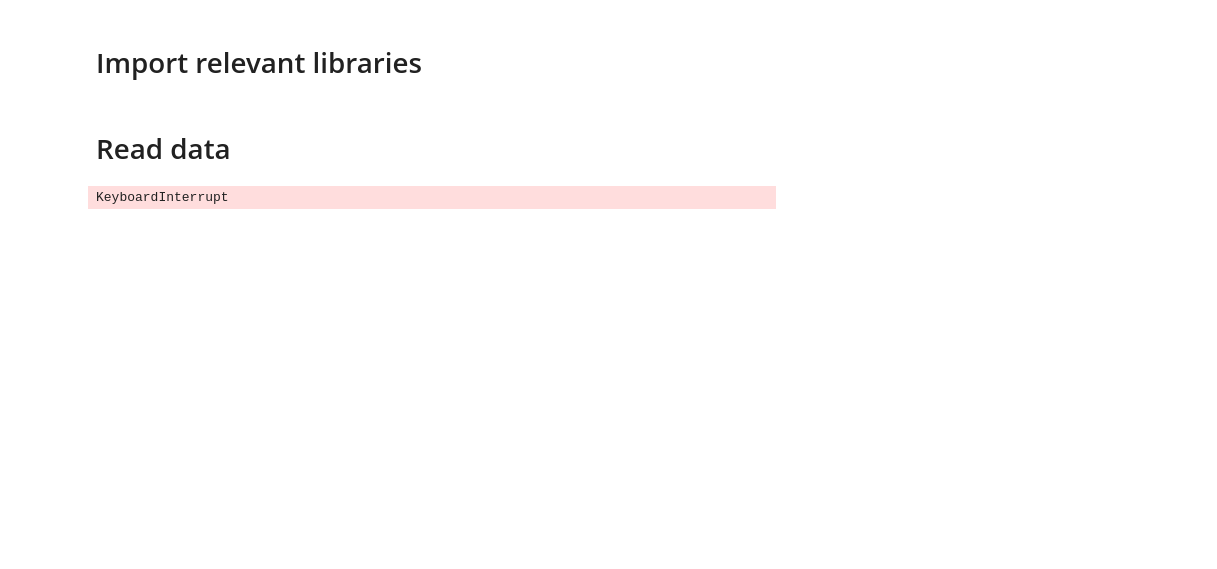
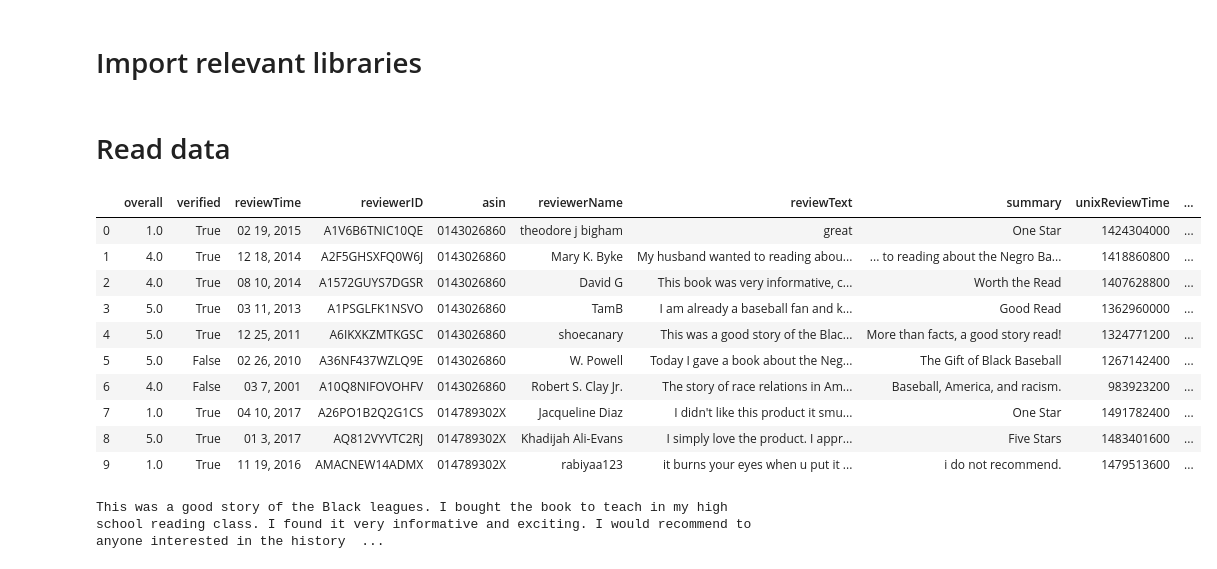
Before and after one commit to tunkymaestro/SMM635-Projects, a Jupyter notebook: Data/Data Visualisation - Group 9 MTP.ipynb, the cells around one changed output. Saved outputs shown, nothing was run; the diff lists cells and outputs as text; code cells hidden in the pictures; blank space fills up the shorter version.

```diff
--- a/Data/Data Visualisation - Group 9 MTP.ipynb
+++ b/Data/Data Visualisation - Group 9 MTP.ipynb
@@ -8,7 +9,7 @@ import pandas as pd
 # Read data
 # %%
 def parse(path):
-    g = gzip.open(path, 'r')
+    g = gzip.open(path, 'rb')
     for i in g:
         yield json.loads(i)
 
@@ -19,9 +20,24 @@ def getDF(path):
         df[i] = d
         i += 1
     return pd.DataFrame.from_dict(df, orient = 'index')
-# %%
-df = getDF('C:/Users/Tunky/Downloads/SMM635-Projects/Data/meta_Luxury_')
-# %% [output]
-KeyboardInterrupt
 # %%
-df2 = getDF('Data/meta_Toys_and_Games.json.gz')
+df_ab_r = getDF('All_Beauty.json.gz')
+# %%
+df_ab_r.head(10)
+# %% [output]
+|  | overall | verified | reviewTime | reviewerID | asin | reviewerName | reviewText | summary | unixReviewTime | ... |
+| 0 | 1.0 | True | 02 19, 2015 | A1V6B6TNIC10QE | 0143026860 | theodore j bigham | great | One Star | 1424304000 | ... |
+| 1 | 4.0 | True | 12 18, 2014 | A2F5GHSXFQ0W6J | 0143026860 | Mary K. Byke | My husband wanted to reading abou... | ... to reading about the Negro Ba... | 1418860800 | ... |
+| 2 | 4.0 | True | 08 10, 2014 | A1572GUYS7DGSR | 0143026860 | David G | This book was very informative, c... | Worth the Read | 1407628800 | ... |
+| 3 | 5.0 | True | 03 11, 2013 | A1PSGLFK1NSVO | 0143026860 | TamB | I am already a baseball fan and k... | Good Read | 1362960000 | ... |
+| 4 | 5.0 | True | 12 25, 2011 | A6IKXKZMTKGSC | 0143026860 | shoecanary | This was a good story of the Blac... | More than facts, a good story read! | 1324771200 | ... |
+| 5 | 5.0 | False | 02 26, 2010 | A36NF437WZLQ9E | 0143026860 | W. Powell | Today I gave a book about the Neg... | The Gift of Black Baseball | 1267142400 | ... |
+| 6 | 4.0 | False | 03 7, 2001 | A10Q8NIFOVOHFV | 0143026860 | Robert S. Clay Jr. | The story of race relations in Am... | Baseball, America, and racism. | 983923200 | ... |
+| 7 | 1.0 | True | 04 10, 2017 | A26PO1B2Q2G1CS | 014789302X | Jacqueline Diaz | I didn't like this product it smu... | One Star | 1491782400 | ... |
+| 8 | 5.0 | True | 01 3, 2017 | AQ812VYVTC2RJ | 014789302X | Khadijah Ali-Evans | I simply love the product. I appr... | Five Stars | 1483401600 | ... |
+| 9 | 1.0 | True | 11 19, 2016 | AMACNEW14ADMX | 014789302X | rabiyaa123 | it burns your eyes when u put it ... | i do not recommend. | 1479513600 | ... |
+# %%
+pd.set_option('display.max_columns', None)
+print(df_ab_r.loc[4]['reviewText'])
+# %% [output]
+This was a good story of the Black leagues. I bought the book to teach in my high school reading class. I found it very informative and exciting. I would recommend to anyone interested in the history  ...
```
Also changed, not shown: parts of 11 cells of this notebook.
